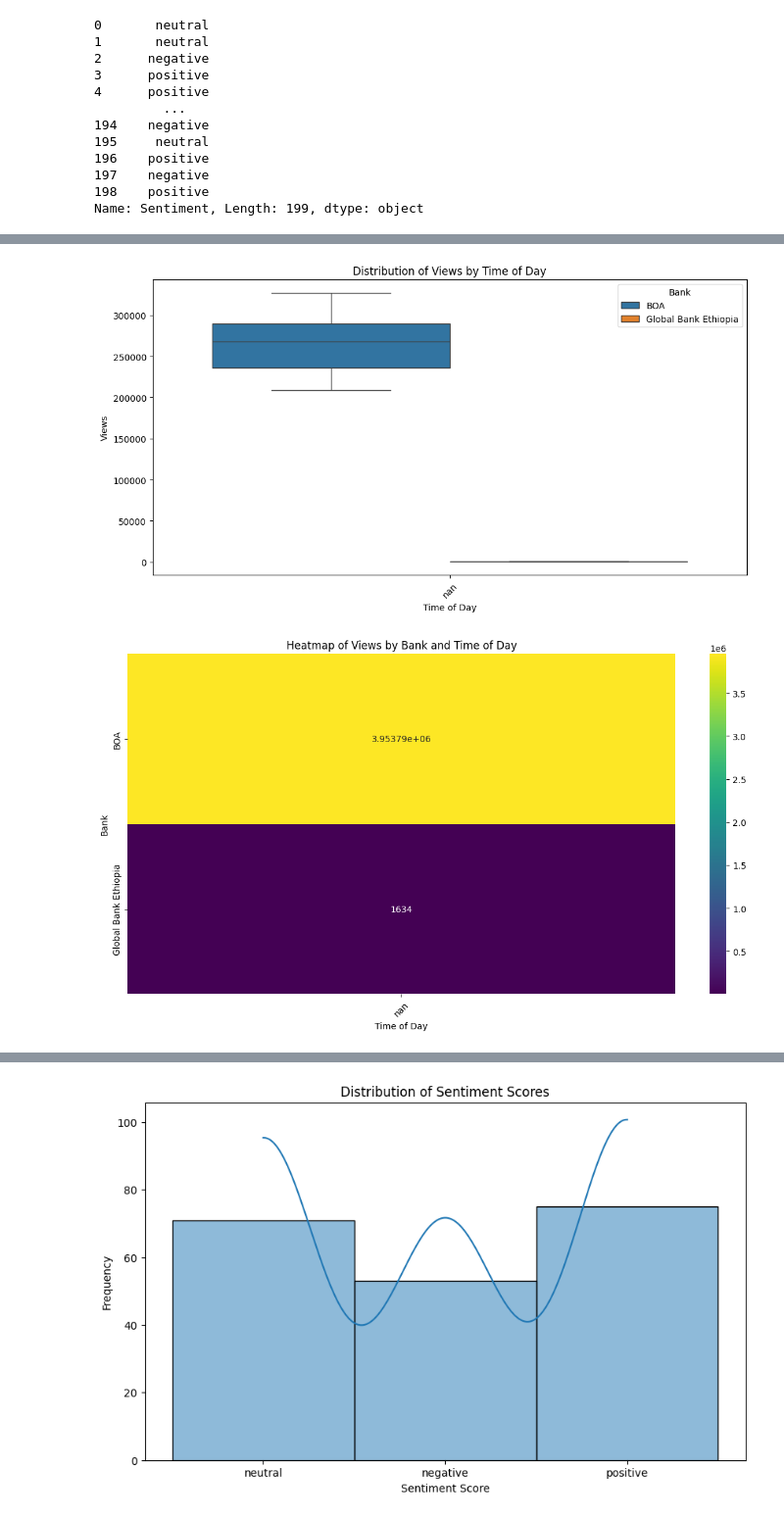
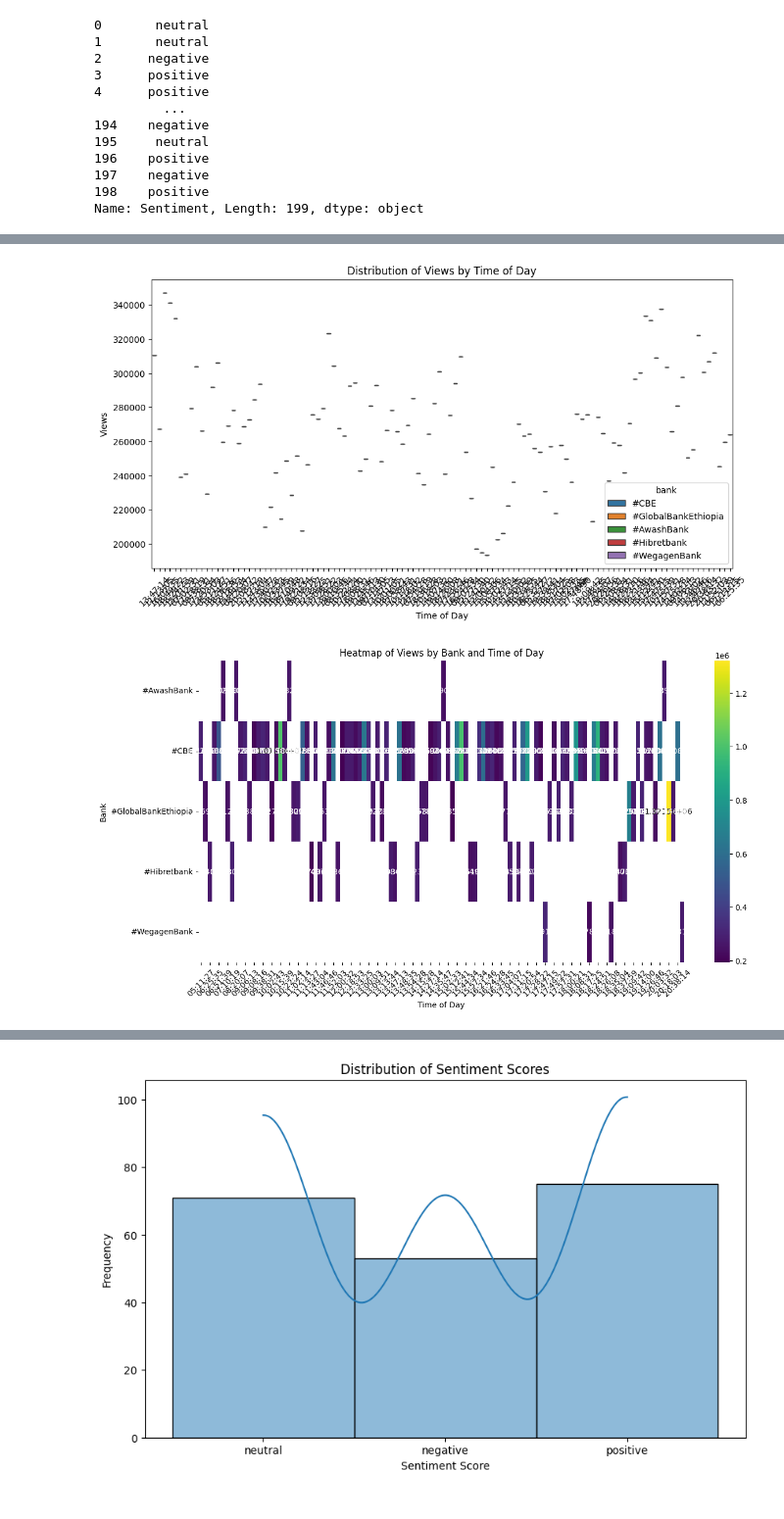
Before and after one commit to juniorworku/marketing-analytics-dashboard, a Jupyter notebook: notebooks/eda_analysis.ipynb, the cells around one changed output, grey strips where cells are left out. Shown at 98% size. Saved outputs shown, nothing was run; the diff lists cells and outputs as text; code cells hidden in the pictures.

```diff
--- a/notebooks/eda_analysis.ipynb
+++ b/notebooks/eda_analysis.ipynb
@@ -10,4 +6,4 @@ PLAY_STORE_REVIEWS_CSV = "/home/ted/Desktop/DEV/marketing-analytics-dashboard/da
 # %%
 # Load data from CSV files
-telegram_messages = pd.read_csv(TELEGRAM_MESSAGES_CSV)
-play_store_reviews = pd.read_csv(PLAY_STORE_REVIEWS_CSV)
+telegram_messages = pd.read_csv("../data/banks_telegram_posts_data.csv")
+play_store_reviews = pd.read_csv("../data/abyssinia_bank_reviews.csv")
@@ -241,30 +230,30 @@ plt.show()
 # %%
 # Ensure 'Time of day' is treated as a categorical variable if necessary
-telegram_messages['Time of day'] = telegram_messages['Time of day'].astype(str)
+telegram_messages['post_time'] = telegram_messages['post_time'].astype(str)
 
 # Views by Time of Day: Distribution of views based on the time of day
 plt.figure(figsize=(12, 6))
-sns.boxplot(x='Time of day', y='View', hue='Bank', data=telegram_messages)
+sns.boxplot(x='post_time', y='views', hue='bank', data=telegram_messages)
 plt.title('Distribution of Views by Time of Day')
 plt.xlabel('Time of Day')
 plt.ylabel('Views')
 plt.xticks(rotation=45)
 plt.show()
 # %% [output]
-[figure, old version]
+[figure, new version]
 # %%
 #Heatmap of Views by Bank and Time of Day
-views_pivot = telegram_messages.pivot_table(values='View', index='Bank', columns='Time of day', aggfunc='sum')
+views_pivot = telegram_messages.pivot_table(values='views', index='bank', columns='post_time', aggfunc='sum')
 
 plt.figure(figsize=(14, 7))
 sns.heatmap(views_pivot, annot=True, fmt='g', cmap='viridis')
 plt.title('Heatmap of Views by Bank and Time of Day')
 plt.xlabel('Time of Day')
 plt.ylabel('Bank')
 plt.xticks(rotation=45)
 plt.show()
 # %% [output]
-[figure, old version]
+[figure, new version]
 # %%
 import pandas as pd
 import matplotlib.pyplot as plt
```
Also changed, not shown: parts of 15 cells of this notebook.
